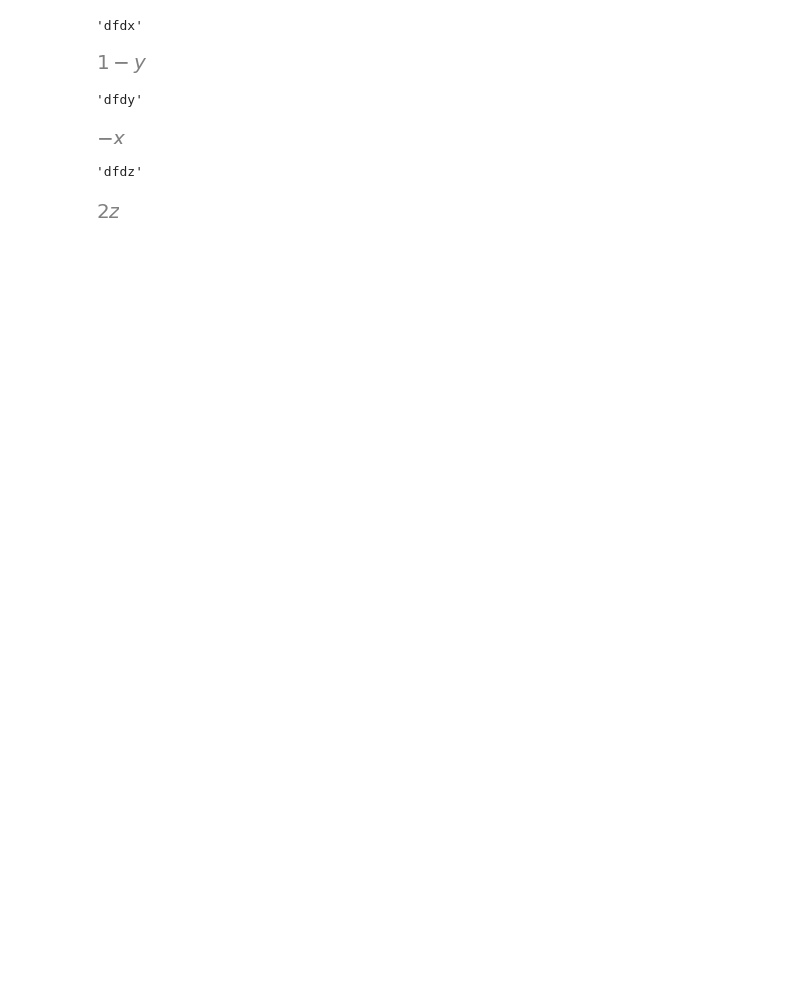
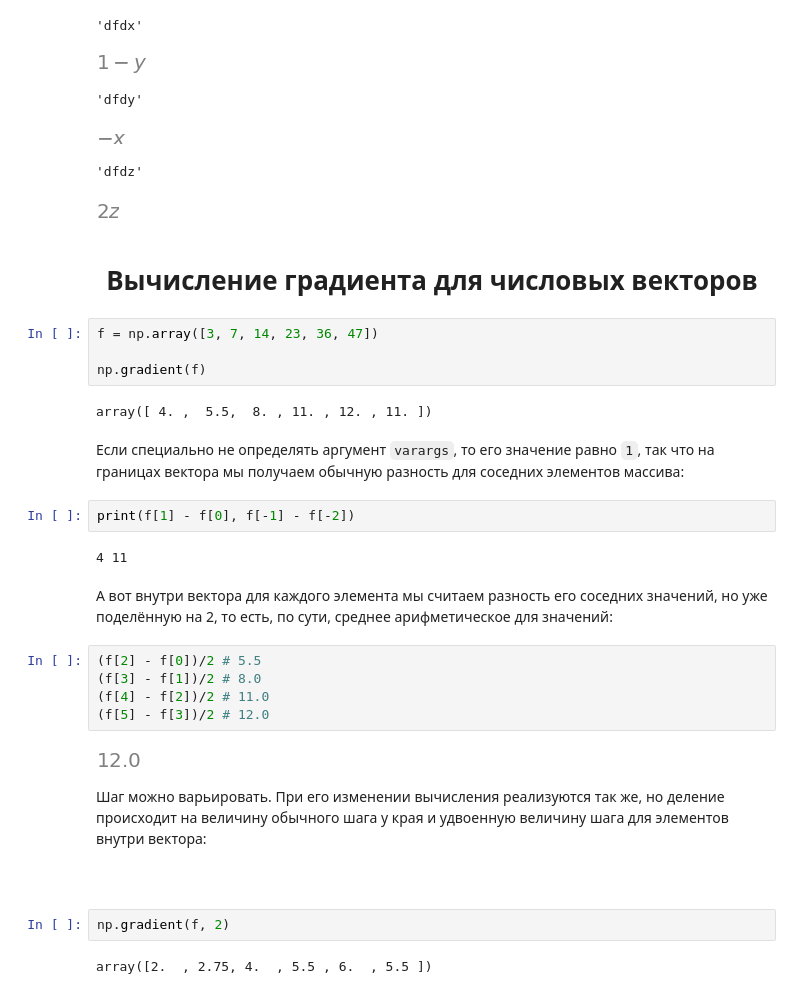
Before and after one commit to ScReameer/DS-learning, a Jupyter notebook: Math/Block-5/Module-5. Mathematical analysis II/Practice.ipynb, the cells around one changed output. Cells and saved outputs as stored; diff of their text form; blank space fills up the shorter version.

```diff
--- a/Math/Block-5/Module-5. Mathematical analysis II/Practice.ipynb
+++ b/Math/Block-5/Module-5. Mathematical analysis II/Practice.ipynb
@@ -550,3 +551,34 @@ display('f(x, y, z)', f, 'dfdx', dfdx, 'dfdy', dfdy, 'dfdz', dfdz)
 [figure]
 'dfdz'
 [figure]
+# %% [markdown]
+# <center>Вычисление градиента для числовых векторов
+# %%
+f = np.array([3, 7, 14, 23, 36, 47])
+
+np.gradient(f)
+# %% [output]
+array([ 4. ,  5.5,  8. , 11. , 12. , 11. ])
+# %% [markdown]
+Если специально не определять аргумент `varargs`, то его значение равно `1`, так что на границах вектора мы получаем обычную разность для соседних элементов массива:
+# %%
+print(f[1] - f[0], f[-1] - f[-2])
+# %% [output]
+4 11
+# %% [markdown]
+А вот внутри вектора для каждого элемента мы считаем разность его соседних значений, но уже поделённую на 2, то есть, по сути, среднее арифметическое для значений:
+# %%
+(f[2] - f[0])/2 # 5.5
+(f[3] - f[1])/2 # 8.0
+(f[4] - f[2])/2 # 11.0
+(f[5] - f[3])/2 # 12.0
+# %% [output]
+[figure, added]
+# %% [markdown]
+Шаг можно варьировать. При его изменении вычисления реализуются так же, но деление происходит на величину обычного шага у края и удвоенную величину шага для элементов внутри вектора:
+# %% [markdown]
+#
+# %%
+np.gradient(f, 2)
+# %% [output]
+array([2.  , 2.75, 4.  , 5.5 , 6.  , 5.5 ])
```
Also changed, not shown: parts of 16 cells of this notebook, 1 other file.
